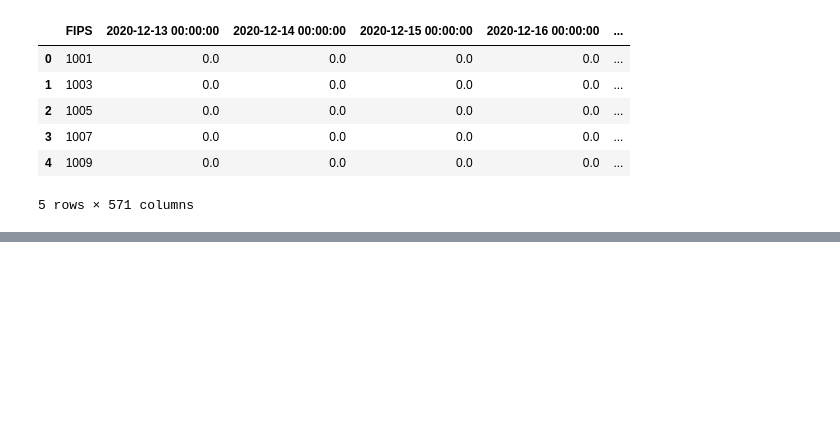
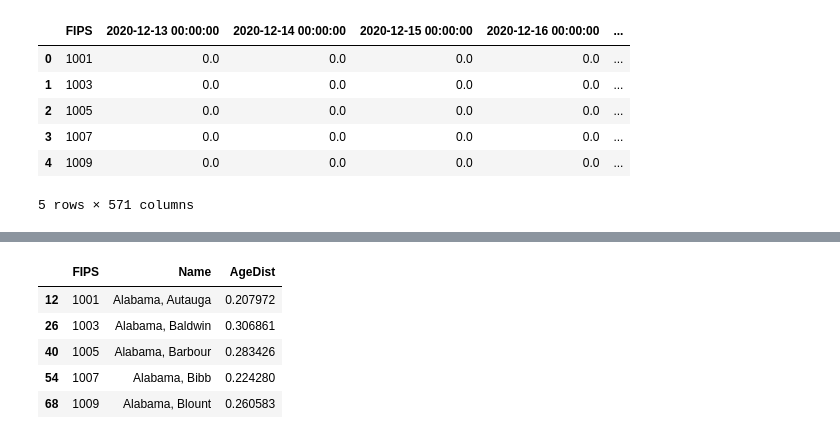
Before and after one commit to Data-ScienceHub/gpce-covid, a Jupyter notebook: dataset_raw/Update dataset.ipynb, the cells around one changed output, grey strips where cells are left out. Saved outputs shown, nothing was run; the diff lists cells and outputs as text; code cells hidden in the pictures; blank space fills up the shorter version.

```diff
--- a/dataset_raw/Update dataset.ipynb
+++ b/dataset_raw/Update dataset.ipynb
@@ -250,0 +260,23 @@ df.to_csv('CovidOct25-2022/Vaccination.csv', index=False)
+# %%
+df = df[df['YEAR']==13][['FIPS', 'Name', 'AgeDist']]
+# https://www.census.gov/programs-surveys/geography/technical-documentation/county-changes/2010.html
+if df[df['FIPS'].isin([2063, 2066])].shape[0] == 2:
+    age = df[df['FIPS']==2063]['AgeDist'].values + df[df['FIPS']==2066]['AgeDist'].values
+    # additional_df = pd.DataFrame({'FIPS':2261, 'Name':'Alaska, Valdez-Cordova', 'Age': age[0]})
+    df.loc[len(df.index)] = [2261, 'Alaska, Valdez-Cordova', age[0]]
+    # df = pd.concat([df, additional_df], ignore_index = True)
+    df = df[~df['FIPS'].isin([2063, 2066])]
+
+    df.sort_values(by=['FIPS'], inplace=True)
+# %%
+# PVI data came min max scaled
+df['AgeDist'] = (df['AgeDist'] - df['AgeDist'].min()) / (df['AgeDist'].max() - df['AgeDist'].min())
+df.round(4).to_csv(f'{output_folder}/Age Distribution.csv', index=False)
+df.head()
+# %% [output]
+|  | FIPS | Name | AgeDist |
+| 12 | 1001 | Alabama, Autauga | 0.207972 |
+| 26 | 1003 | Alabama, Baldwin | 0.306861 |
+| 40 | 1005 | Alabama, Barbour | 0.283426 |
+| 54 | 1007 | Alabama, Bibb | 0.224280 |
+| 68 | 1009 | Alabama, Blount | 0.260583 |
```
Also changed, not shown: parts of 11 cells of this notebook, 5 other files.
